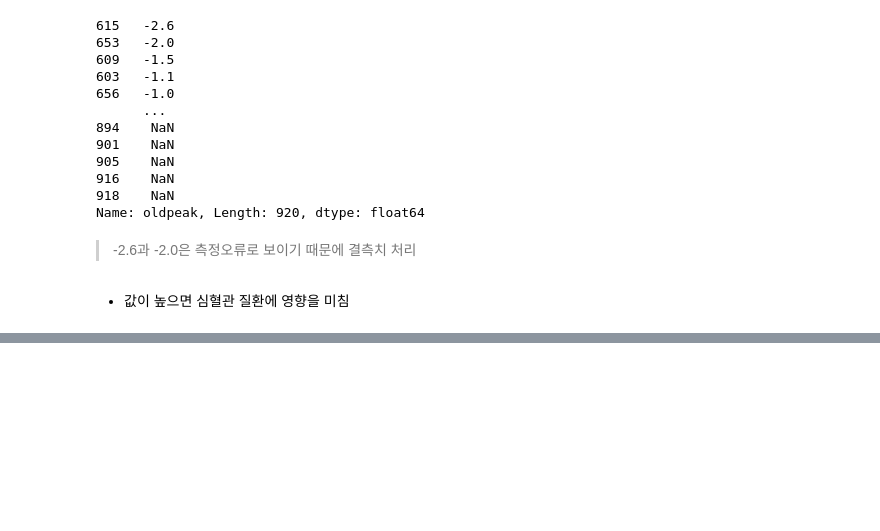
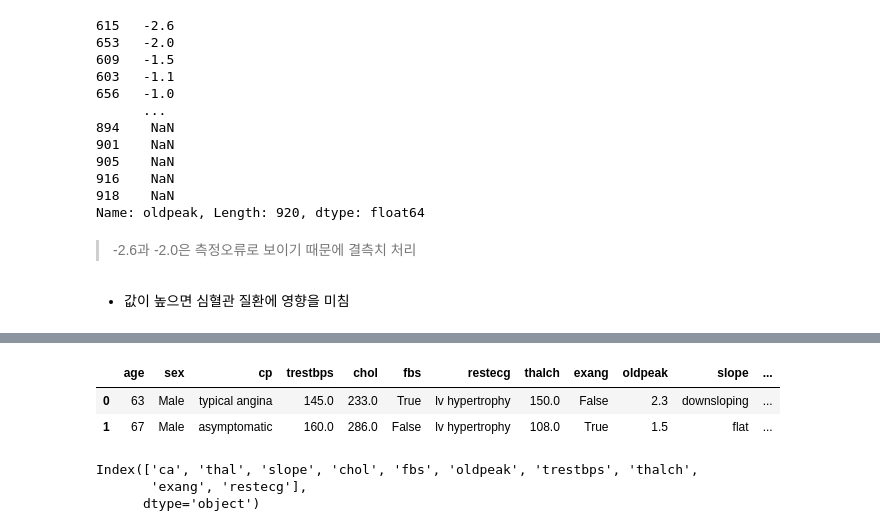
Before and after one commit to Pepi10/ML, a Jupyter notebook: ml_Heart_Mine.ipynb, the cells around one changed output, grey strips where cells are left out. Saved outputs shown, nothing was run; the diff lists cells and outputs as text; code cells hidden in the pictures; blank space fills up the shorter version.

```diff
--- a/ml_Heart_Mine.ipynb
+++ b/ml_Heart_Mine.ipynb
@@ -551,0 +727,13 @@ fig.show()
+# %%
+df.drop(columns = {"id", 'dataset'}, inplace = True)
+df.head(2)
+# %% [output]
+|  | age | sex | cp | trestbps | chol | fbs | restecg | thalch | exang | oldpeak | slope | ... |
+| 0 | 63 | Male | typical angina | 145.0 | 233.0 | True | lv hypertrophy | 150.0 | False | 2.3 | downsloping | ... |
+| 1 | 67 | Male | asymptomatic | 160.0 | 286.0 | False | lv hypertrophy | 108.0 | True | 1.5 | flat | ... |
+# %%
+df.isna().sum()[df.isna().sum() > 0].sort_values(ascending = False).index
+# %% [output]
+Index(['ca', 'thal', 'slope', 'chol', 'fbs', 'oldpeak', 'trestbps', 'thalch',
+       'exang', 'restecg'],
+      dtype='object')
```
Also changed, not shown: parts of 41 cells of this notebook, 1 other file.
